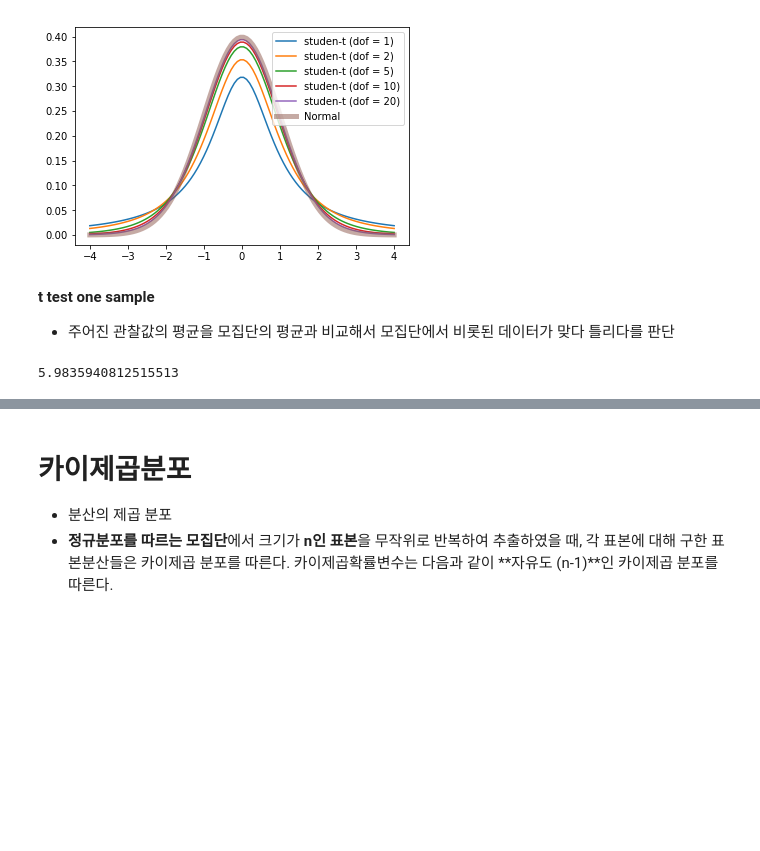
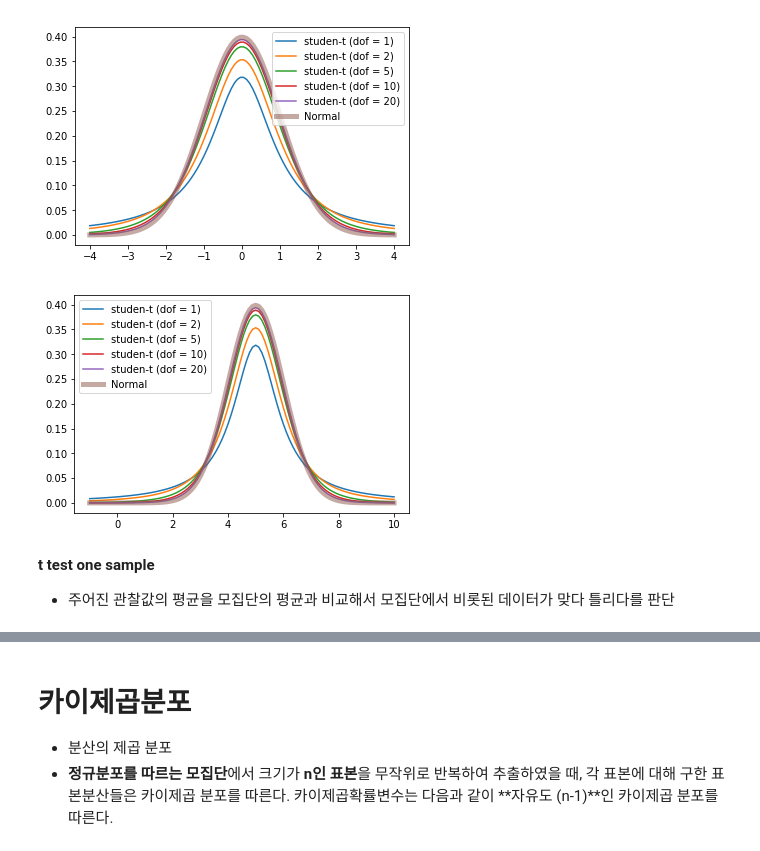
Before and after one commit to k821209/biostatistics, a Jupyter notebook: 2018/biostatistics_170831.ipynb, the cells around one changed output, grey strips where cells are left out. Drawn from its saved outputs; the diff is of its cells as text; code cells hidden in the pictures; blank space fills up the shorter version.

```diff
--- a/2018/biostatistics_170831.ipynb
+++ b/2018/biostatistics_170831.ipynb
@@ -224,13 +221,19 @@ plt.legend()
 plt.show()
 # %% [output]
 [figure]
+# %%
+xx = np.linspace(-1, 10, 100)
+for df in [1, 2, 5, 10, 20]:
+    rv = t(df=df,loc=5)
+    plt.plot(xx, rv.pdf(xx), label=("studen-t (dof = %d)" % df))
+plt.plot(xx, norm(loc=5).pdf(xx), label="Normal", lw=5, alpha=0.5)
+plt.legend()
+plt.show()
+# %% [output]
+[figure, added]
 # %% [markdown]
 **t test one sample**
 
 * 주어진 관찰값의 평균을 모집단의 평균과 비교해서 모집단에서 비롯된 데이터가 맞다 틀리다를 판단
 # %%
 rvs = norm.rvs(loc=5, scale=10, size=(50))
-# %%
-np.mean(rvs)
-# %% [output]
-5.9835940812515513
```
Also changed, not shown: parts of 12 cells of this notebook, 29 other files.
